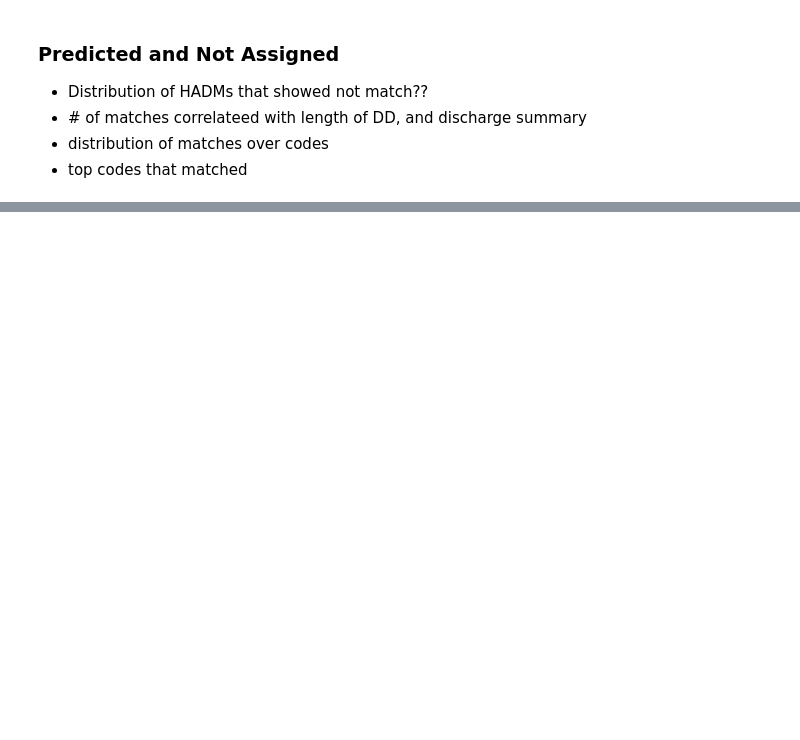
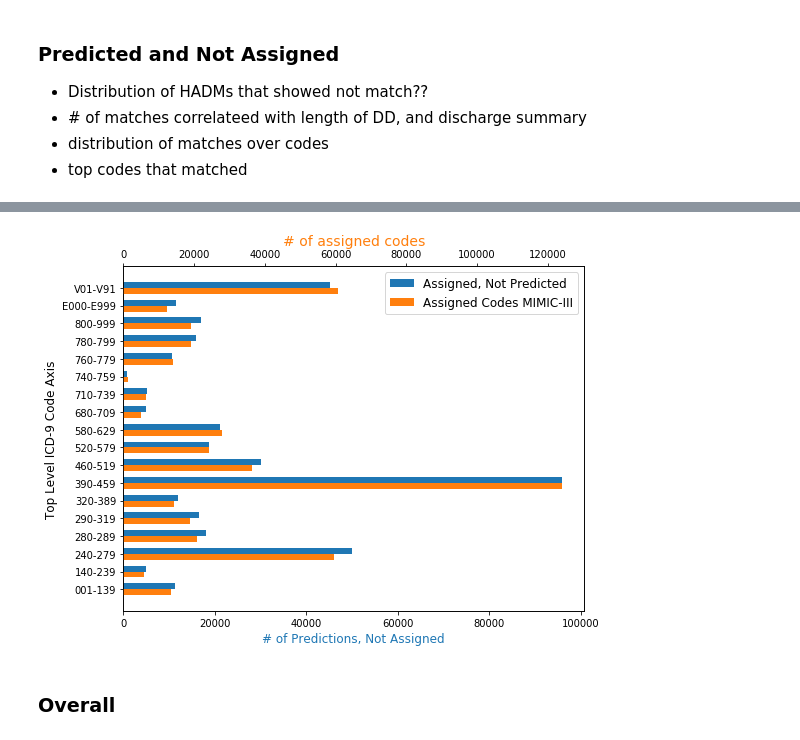
Before and after one commit to tomolopolis/MIMIC-III-Discharge-Diagnosis-Analysis, a Jupyter notebook: Main_Analysis.ipynb, the cells around one changed output, grey strips where cells are left out. Saved outputs shown, nothing was run; the diff lists cells and outputs as text; code cells hidden in the pictures; blank space fills up the shorter version.

```diff
--- a/Main_Analysis.ipynb
+++ b/Main_Analysis.ipynb
@@ -795,0 +887,6 @@ dds['hadm'] = dds.name.str.split(':').apply(lambda l: l[1])
+# %%
+as_np = df_ft[df_ft.match == 'assigned_no_pred']
+# %%
+as_np['code_groups'] = as_np.icd9.apply(lambda c: str(find_root_axis(search(c))).split(':')[0])
+as_np_grouped = as_np.code_groups.value_counts().sort_index().reset_index()
+as_np_grouped.columns = ['code_groups', 'count']
@@ -795,0 +899,25 @@ dds['hadm'] = dds.name.str.split(':').apply(lambda l: l[1])
+# %%
+fig, ax = plt.subplots(figsize=(8, 6))
+indices = range(len(as_np_grouped['count'].tolist()))
+width = np.min(np.diff(indices))/3
+
+ax2 = ax.twiny()
+
+color_1 = 'tab:blue'
+color_2 = 'tab:orange'
+
+bar1 = ax.barh(indices + width / 2, as_np_grouped['count'].tolist(), width, label='Assigned, Not Predicted', color=color_1)
+ax.set_yticks(indices)
+ax.set_yticklabels(as_np_grouped.code_groups.tolist())
+ax.set_ylabel('Top Level ICD-9 Code Axis', fontsize=12)
+ax.set_xlabel('# of Predictions, Not Assigned', color=color_1, fontsize=12)
+
+bar2 = bar2 = ax2.barh(indices - width / 2, code_counts.tolist(), width, label='Assigned Codes MIMIC-III', color=color_2)
+ax2.set_xlabel('# of assigned codes', color=color_2, fontsize=14)
+
+plt.legend([bar1, bar2], [bar1.get_label(), bar2.get_label()], fontsize=12)
+plt.tight_layout()
+plt.savefig('./plots/dsitribution_assigned_and_not_predicted.png')
+plt.show()
+# %% [output]
+[figure, added]
@@ -795,0 +930,2 @@ dds['hadm'] = dds.name.str.split(':').apply(lambda l: l[1])
+# %% [markdown]
+### Overall
```
Also changed, not shown: parts of 37 cells of this notebook.
